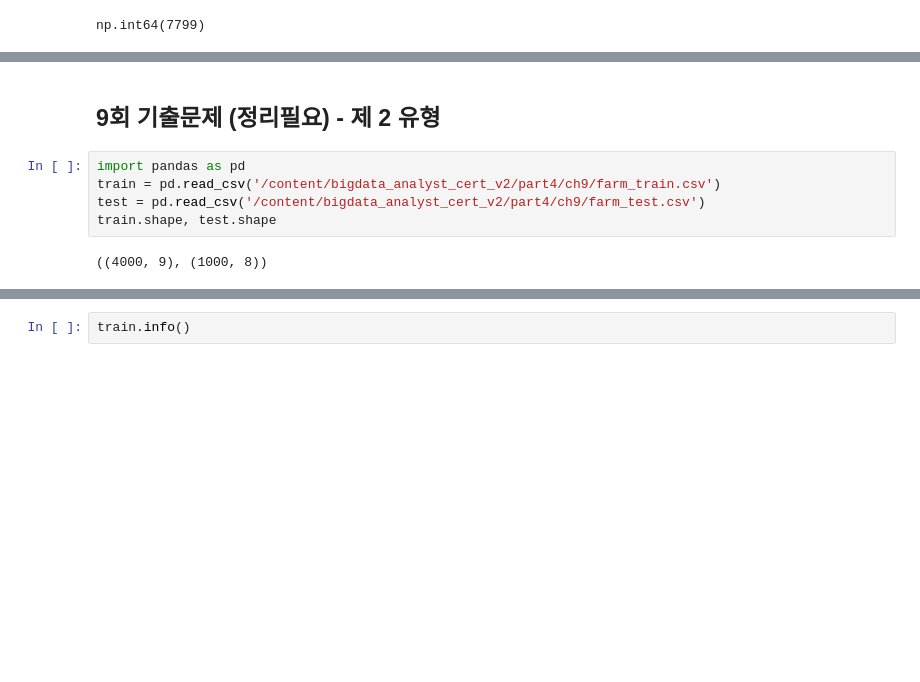
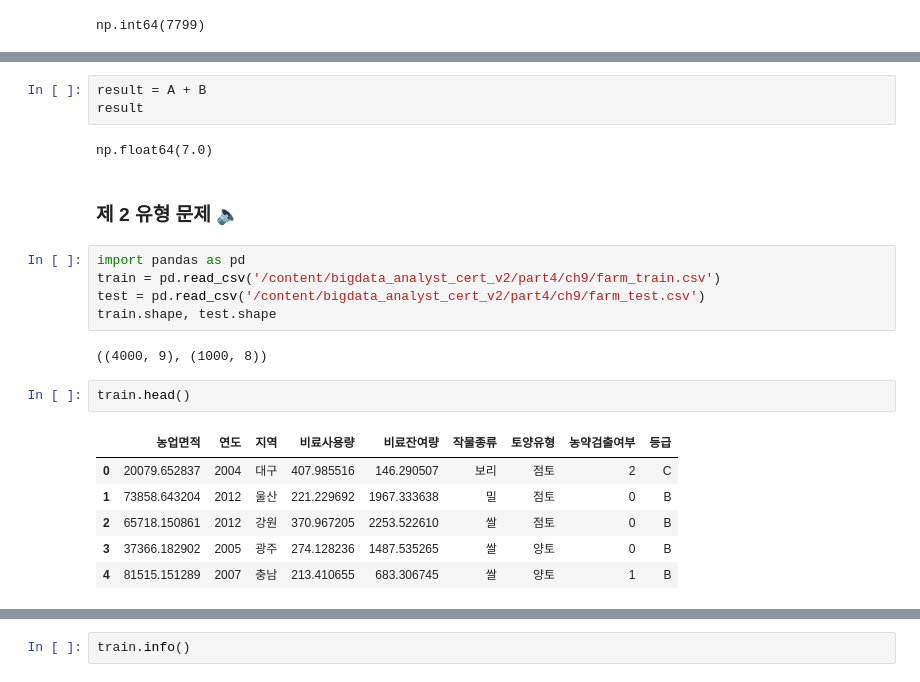
Before and after one commit to va4756/yemoon_bigdata_test, a Jupyter notebook: sinagong_bigdata.ipynb, the cells around one changed output, grey strips where cells are left out. Saved outputs shown, nothing was run; the diff lists cells and outputs as text; blank space fills up the shorter version.

```diff
--- a/sinagong_bigdata.ipynb
+++ b/sinagong_bigdata.ipynb
@@ -3129,5 +3198,10 @@ np.int64(7799)
+# %%
+result = A + B
+result
+# %% [output]
+np.float64(7.0)
 # %% [markdown]
-## 9회 기출문제 (정리필요) - 제 2 유형
+### 제 2 유형 문제 🔈
 # %%
 import pandas as pd
 train = pd.read_csv('/content/bigdata_analyst_cert_v2/part4/ch9/farm_train.csv')
@@ -3135,3 +3209,12 @@ test = pd.read_csv('/content/bigdata_analyst_cert_v2/part4/ch9/farm_test.csv')
 train.shape, test.shape
 # %% [output]
 ((4000, 9), (1000, 8))
+# %%
+train.head()
+# %% [output]
+|  | 농업면적 | 연도 | 지역 | 비료사용량 | 비료잔여량 | 작물종류 | 토양유형 | 농약검출여부 | 등급 |
+| 0 | 20079.652837 | 2004 | 대구 | 407.985516 | 146.290507 | 보리 | 점토 | 2 | C |
+| 1 | 73858.643204 | 2012 | 울산 | 221.229692 | 1967.333638 | 밀 | 점토 | 0 | B |
+| 2 | 65718.150861 | 2012 | 강원 | 370.967205 | 2253.522610 | 쌀 | 점토 | 0 | B |
+| 3 | 37366.182902 | 2005 | 광주 | 274.128236 | 1487.535265 | 쌀 | 양토 | 0 | B |
+| 4 | 81515.151289 | 2007 | 충남 | 213.410655 | 683.306745 | 쌀 | 양토 | 1 | B |
```
Also changed, not shown: parts of 49 cells of this notebook.
